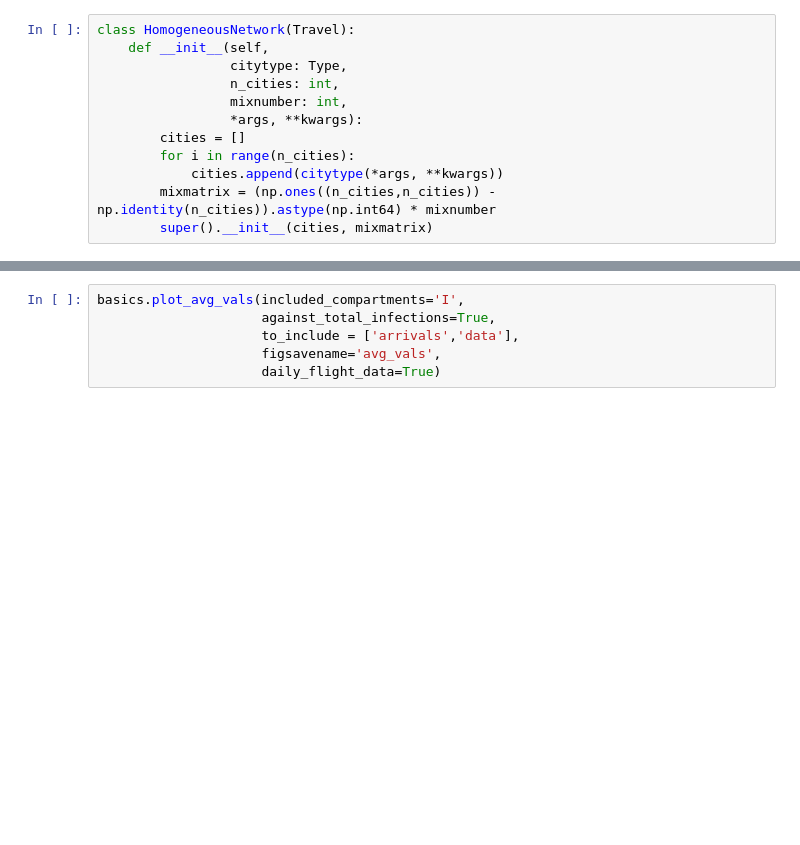
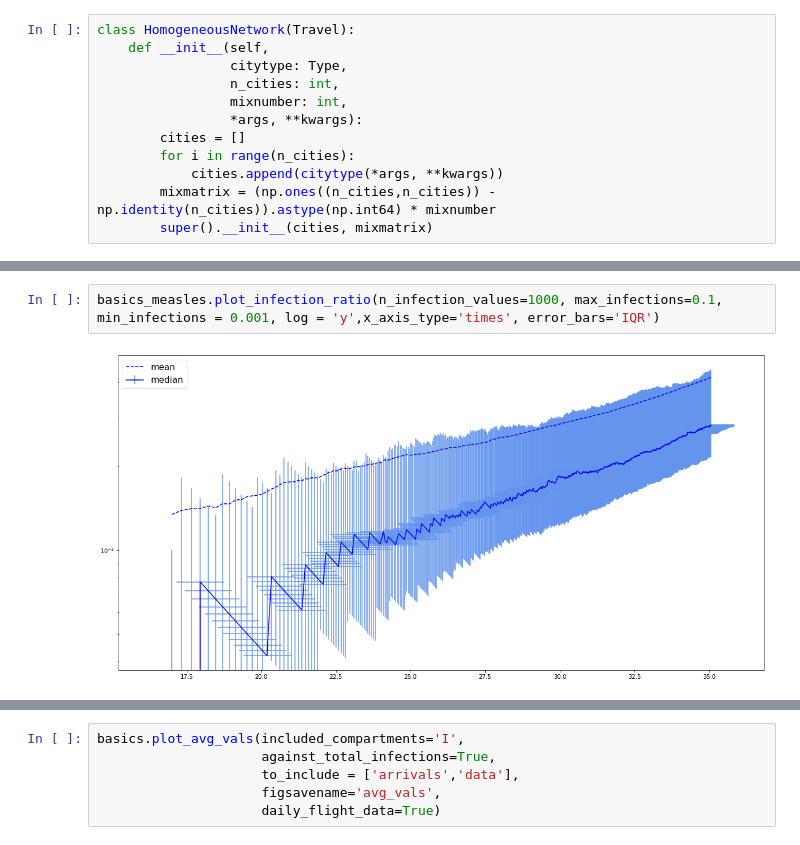
Before and after one commit to JakeMendel/NAO_Modelling, a Jupyter notebook: generic_model.ipynb, the cells around one changed output, grey strips where cells are left out. Saved outputs shown, nothing was run; the diff lists cells and outputs as text; blank space fills up the shorter version.

```diff
--- a/generic_model.ipynb
+++ b/generic_model.ipynb
@@ -825,0 +963,4 @@ basics = HomogeneousNetwork(BasicCity,2,2000)
+# %%
+basics_measles.plot_infection_ratio(n_infection_values=1000, max_infections=0.1, min_infections = 0.001, log = 'y',x_axis_type='times', error_bars='IQR')
+# %% [output]
+[figure, added]
```
Also changed, not shown: parts of 22 cells of this notebook.
